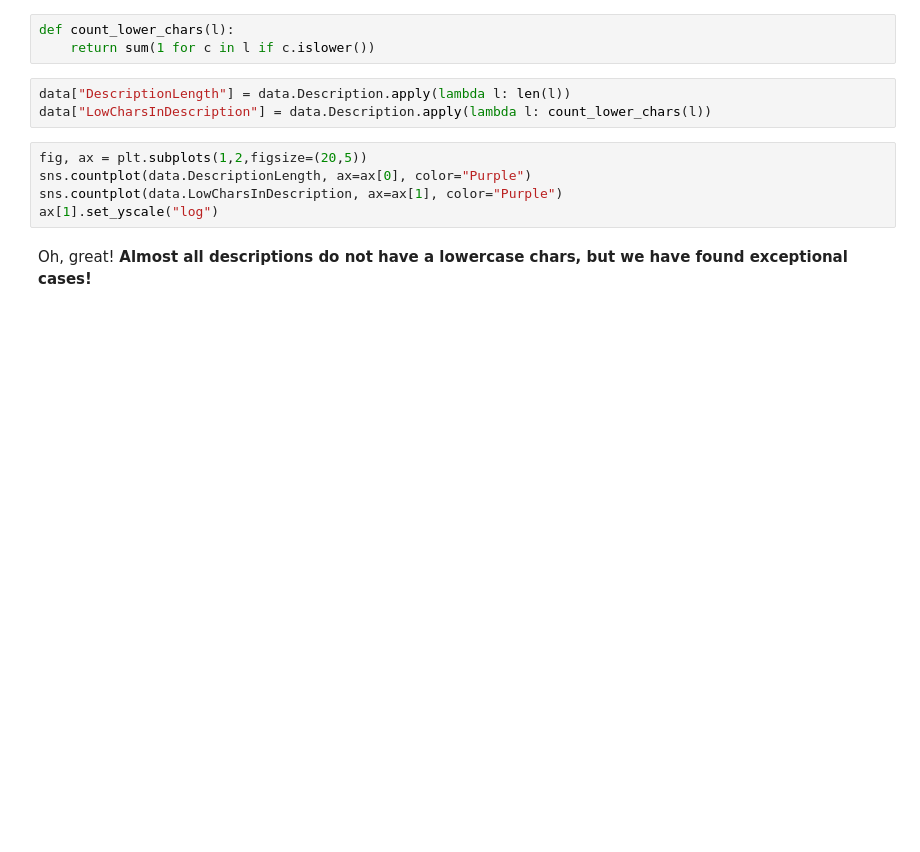
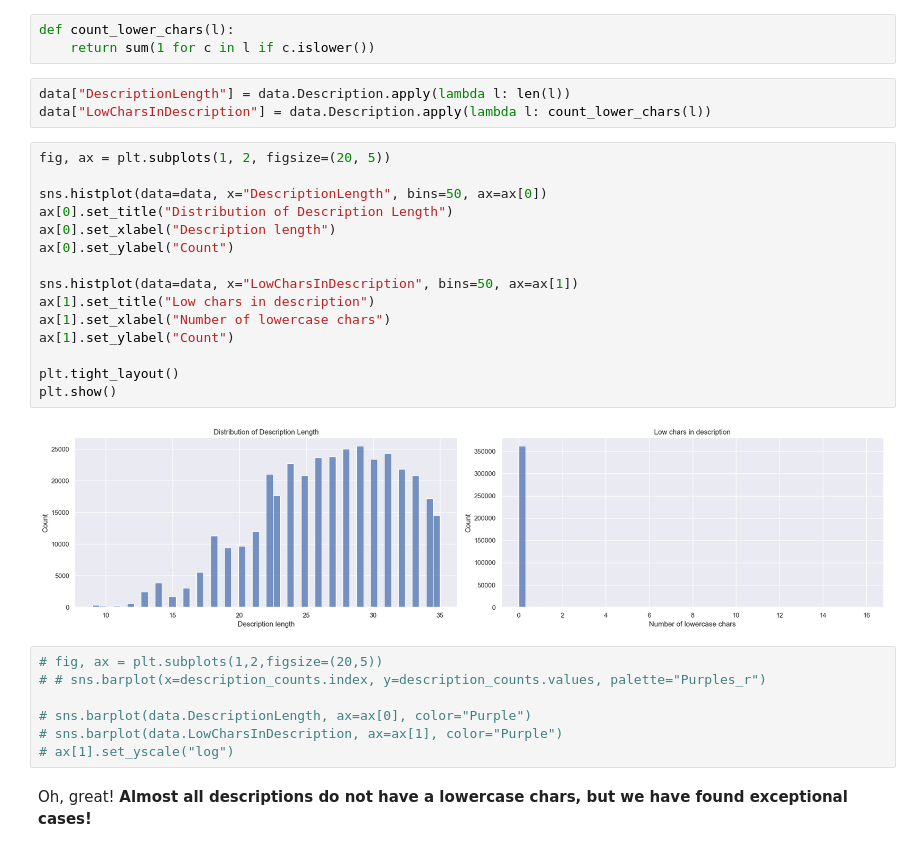
Before and after one commit to roshankahaneDSAI/Online_Retail_Sales_Forecast, a Jupyter notebook: research/e-commerce-sales-forecast.ipynb, the cells around one changed output. Saved outputs shown, nothing was run; the diff lists cells and outputs as text; blank space fills up the shorter version.

```diff
--- a/research/e-commerce-sales-forecast.ipynb
+++ b/research/e-commerce-sales-forecast.ipynb
@@ -243,11 +363,30 @@ def count_lower_chars(l):
 # %%
 data["DescriptionLength"] = data.Description.apply(lambda l: len(l))
 data["LowCharsInDescription"] = data.Description.apply(lambda l: count_lower_chars(l))
+# %%
+fig, ax = plt.subplots(1, 2, figsize=(20, 5))
+
+sns.histplot(data=data, x="DescriptionLength", bins=50, ax=ax[0])
+ax[0].set_title("Distribution of Description Length")
+ax[0].set_xlabel("Description length")
+ax[0].set_ylabel("Count")
+
+sns.histplot(data=data, x="LowCharsInDescription", bins=50, ax=ax[1])
+ax[1].set_title("Low chars in description")
+ax[1].set_xlabel("Number of lowercase chars")
+ax[1].set_ylabel("Count")
+
+plt.tight_layout()
+plt.show()
+# %% [output]
+[figure, added]
 # %%
-fig, ax = plt.subplots(1,2,figsize=(20,5))
-sns.countplot(data.DescriptionLength, ax=ax[0], color="Purple")
-sns.countplot(data.LowCharsInDescription, ax=ax[1], color="Purple")
-ax[1].set_yscale("log")
+# fig, ax = plt.subplots(1,2,figsize=(20,5))
+# # sns.barplot(x=description_counts.index, y=description_counts.values, palette="Purples_r")
+
+# sns.barplot(data.DescriptionLength, ax=ax[0], color="Purple")
+# sns.barplot(data.LowCharsInDescription, ax=ax[1], color="Purple")
+# ax[1].set_yscale("log")
 # %% [markdown]
 Oh, great! **Almost all descriptions do not have a lowercase chars, but we have found exceptional cases!**
 # %%
```
Also changed, not shown: parts of 75 cells of this notebook, 7 other files.
